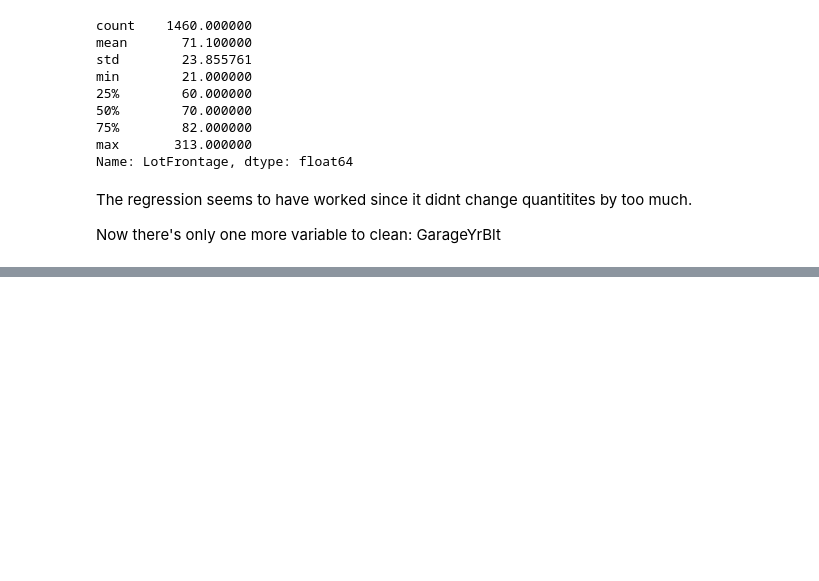
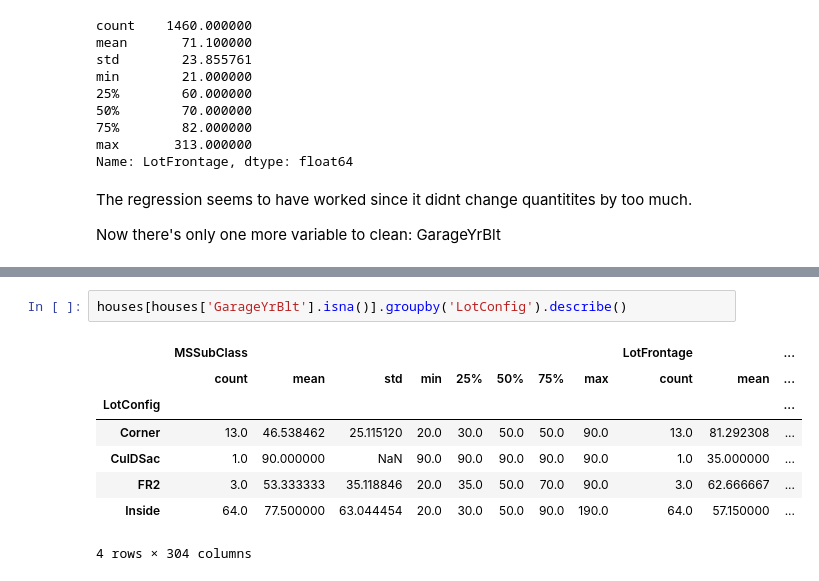
Before and after one commit to JonathanGalvanB/House-prices---Erdos-Institute-DS-Bootcamp-2024, a Jupyter notebook: data_cleaning.ipynb, the cells around one changed output, grey strips where cells are left out. Cells and saved outputs as stored; diff of their text form; blank space fills up the shorter version.

```diff
--- a/data_cleaning.ipynb
+++ b/data_cleaning.ipynb
@@ -206,0 +223,11 @@ Now there's only one more variable to clean: GarageYrBlt
+# %%
+houses[houses['GarageYrBlt'].isna()].groupby('LotConfig').describe()
+# %% [output]
+|  | MSSubClass |  |  |  |  |  |  |  | LotFrontage |  | ... |
+|  | count | mean | std | min | 25% | 50% | 75% | max | count | mean | ... |
+| LotConfig |  |  |  |  |  |  |  |  |  |  | ... |
+| Corner | 13.0 | 46.538462 | 25.115120 | 20.0 | 30.0 | 50.0 | 50.0 | 90.0 | 13.0 | 81.292308 | ... |
+| CulDSac | 1.0 | 90.000000 | NaN | 90.0 | 90.0 | 90.0 | 90.0 | 90.0 | 1.0 | 35.000000 | ... |
+| FR2 | 3.0 | 53.333333 | 35.118846 | 20.0 | 35.0 | 50.0 | 70.0 | 90.0 | 3.0 | 62.666667 | ... |
+| Inside | 64.0 | 77.500000 | 63.044454 | 20.0 | 30.0 | 50.0 | 90.0 | 190.0 | 64.0 | 57.150000 | ... |
+4 rows × 304 columns
```
Also changed, not shown: parts of 3 cells of this notebook.
